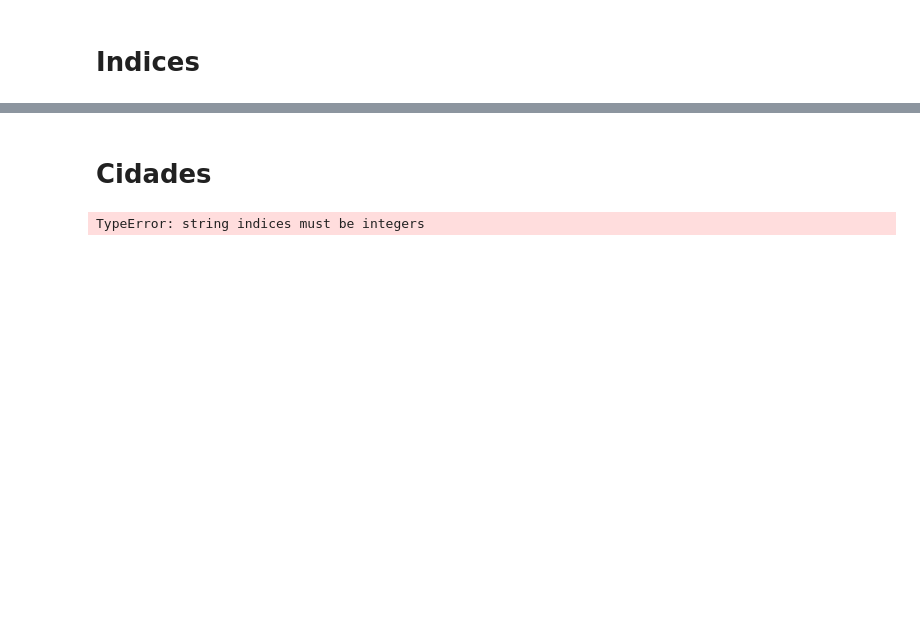
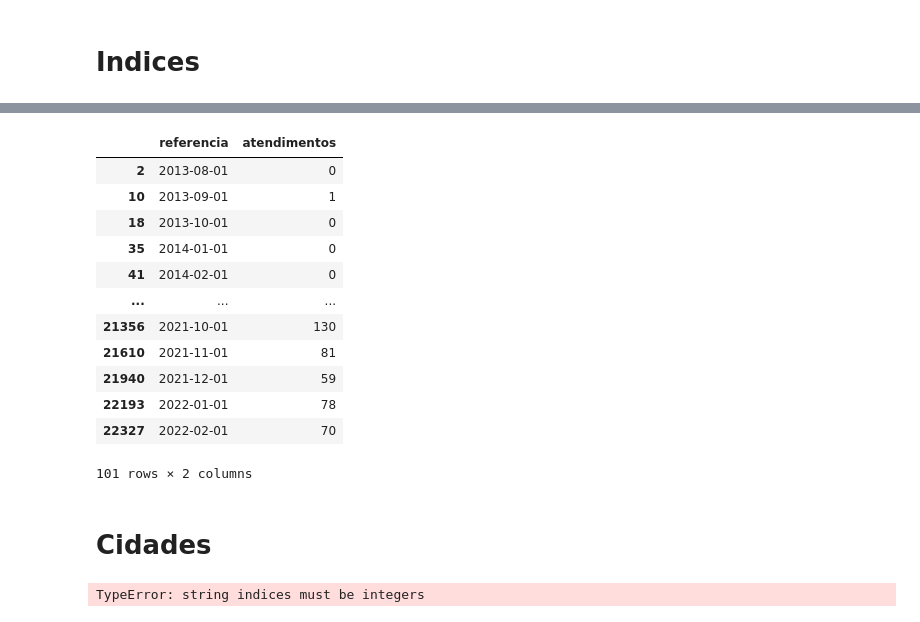
Before and after one commit to LFBossa/DadosSaudeAPI, a Jupyter notebook: playground.ipynb, the cells around one changed output, grey strips where cells are left out. Cells and saved outputs as stored; diff of their text form; code cells hidden in the pictures; blank space fills up the shorter version.

```diff
--- a/playground.ipynb
+++ b/playground.ipynb
@@ -13,6 +14,10 @@ def slugfy(texto: str) -> str:
 # %%
 df = pd.read_csv("dados/saude-series.csv")
 df.referencia = df.referencia.apply( lambda x: pd.to_datetime(x, format="%Y%m"))
+# %%
+mapa_ibge = {int(key): value for (key, value) in load_json("dados/ibge.json").items()}
+# %%
+df.Ibge = df.Ibge.apply(lambda x: mapa_ibge[x])
 # %%
 indices = df.copy()
 # %%
@@ -44,2 +30,18 @@ df.to_pickle("dados/saude-series.pd.pkl")
+# %%
+df.query(f"Ibge == 4202909")[["referencia","Asma"]].rename(columns={"Asma": "atendimentos"})
+# %% [output]
+|  | referencia | atendimentos |
+| 2 | 2013-08-01 | 0 |
+| 10 | 2013-09-01 | 1 |
+| 18 | 2013-10-01 | 0 |
+| 35 | 2014-01-01 | 0 |
+| 41 | 2014-02-01 | 0 |
+| ... | ... | ... |
+| 21356 | 2021-10-01 | 130 |
+| 21610 | 2021-11-01 | 81 |
+| 21940 | 2021-12-01 | 59 |
+| 22193 | 2022-01-01 | 78 |
+| 22327 | 2022-02-01 | 70 |
+101 rows × 2 columns
 # %% [markdown]
 # Cidades
```
Also changed, not shown: parts of 23 cells of this notebook.
